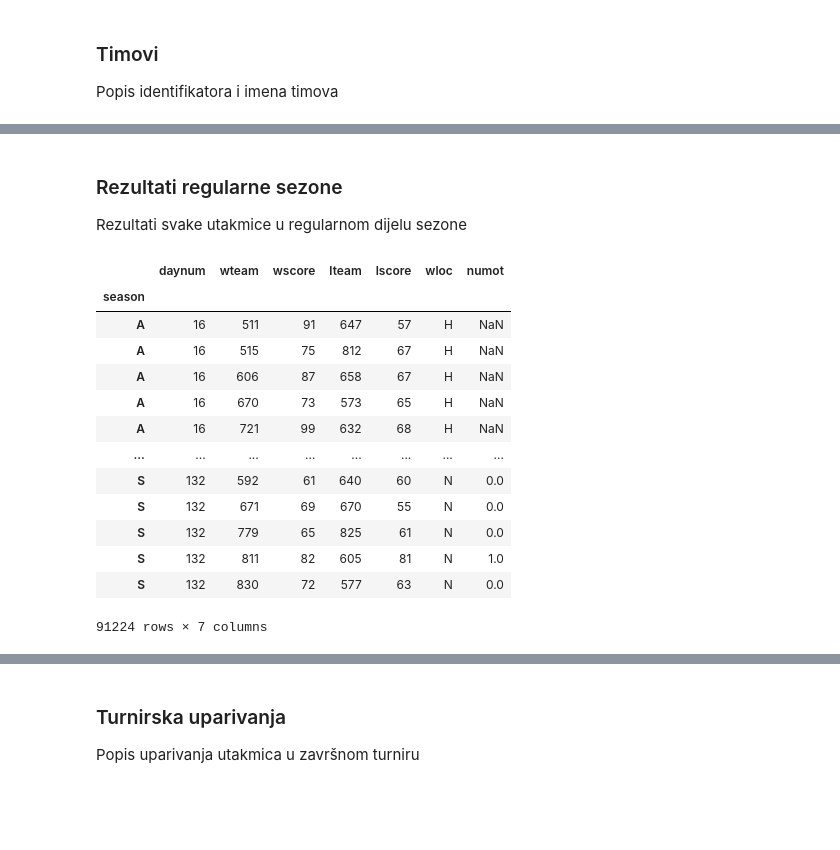
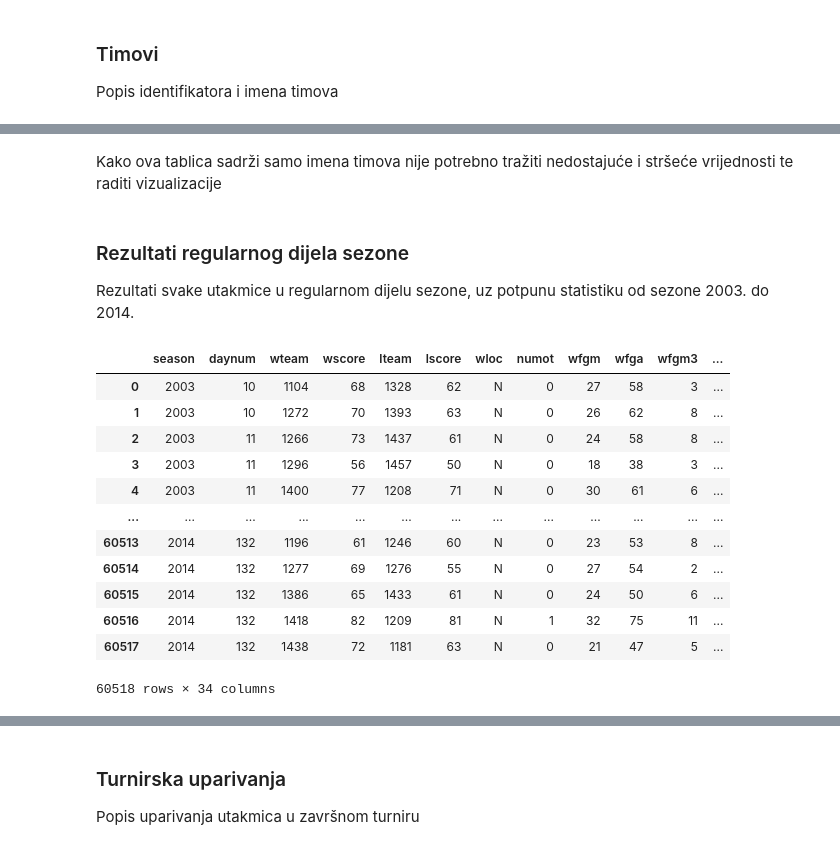
Before and after one commit to Filip11711/UZOP_Projekt, a Jupyter notebook: Projekt.ipynb, the cells around one changed output, grey strips where cells are left out. Drawn from its saved outputs; the diff is of its cells as text; code cells hidden in the pictures; blank space fills up the shorter version.

Commit message:
Update table views

```diff
--- a/Projekt.ipynb
+++ b/Projekt.ipynb
@@ -12,13 +12,14 @@ import seaborn as sns
 # %% [markdown]
 ## Učitavanje podataka
 # %%
-rsr = pd.read_csv("data/regular_season_results.csv",index_col = 0)
-ss = pd.read_csv("data/sample_submission.csv",index_col = 0)
-s = pd.read_csv("data/seasons.csv",index_col = 0)
-t = pd.read_csv("data/teams.csv",index_col = 0)
-tr = pd.read_csv("data/tourney_results.csv",index_col = 0)
-tse = pd.read_csv("data/tourney_seeds.csv",index_col = 0)
-tsl = pd.read_csv("data/tourney_slots.csv",index_col = 0)
+rscr = pd.read_csv("data/regular_season_compact_results.csv")
+rsdr = pd.read_csv("data/regular_season_detailed_results.csv")
+s = pd.read_csv("data/seasons.csv")
+t = pd.read_csv("data/teams.csv")
+tcr = pd.read_csv("data/tourney_compact_results.csv")
+tdr = pd.read_csv("data/tourney_detailed_results.csv")
+tse = pd.read_csv("data/tourney_seeds.csv")
+tsl = pd.read_csv("data/tourney_slots.csv")
 # %% [markdown]
 ## Prikaz i analiza podataka
 # %% [markdown]
@@ -108,22 +192,23 @@ t.describe(include='all')
+# %% [markdown]
+Kako ova tablica sadrži samo imena timova nije potrebno tražiti nedostajuće i stršeće vrijednosti te raditi vizualizacije
 # %% [markdown]
-### Rezultati regularne sezone
-Rezultati svake utakmice u regularnom dijelu sezone
+### Rezultati regularnog dijela sezone
+Rezultati svake utakmice u regularnom dijelu sezone, uz potpunu statistiku od sezone 2003. do 2014.
 # %%
 with pd.option_context("display.max_rows", 10, 'display.max_columns', None):
-    display(rsr)
+    display(rsdr)
 # %% [output]
-|  | daynum | wteam | wscore | lteam | lscore | wloc | numot |
-| season |  |  |  |  |  |  |  |
-| A | 16 | 511 | 91 | 647 | 57 | H | NaN |
-| A | 16 | 515 | 75 | 812 | 67 | H | NaN |
-| A | 16 | 606 | 87 | 658 | 67 | H | NaN |
-| A | 16 | 670 | 73 | 573 | 65 | H | NaN |
-| A | 16 | 721 | 99 | 632 | 68 | H | NaN |
-| ... | ... | ... | ... | ... | ... | ... | ... |
-| S | 132 | 592 | 61 | 640 | 60 | N | 0.0 |
-| S | 132 | 671 | 69 | 670 | 55 | N | 0.0 |
-| S | 132 | 779 | 65 | 825 | 61 | N | 0.0 |
-| S | 132 | 811 | 82 | 605 | 81 | N | 1.0 |
-| S | 132 | 830 | 72 | 577 | 63 | N | 0.0 |
+|  | season | daynum | wteam | wscore | lteam | lscore | wloc | numot | wfgm | wfga | wfgm3 | ... |
+| 0 | 2003 | 10 | 1104 | 68 | 1328 | 62 | N | 0 | 27 | 58 | 3 | ... |
+| 1 | 2003 | 10 | 1272 | 70 | 1393 | 63 | N | 0 | 26 | 62 | 8 | ... |
+| 2 | 2003 | 11 | 1266 | 73 | 1437 | 61 | N | 0 | 24 | 58 | 8 | ... |
+| 3 | 2003 | 11 | 1296 | 56 | 1457 | 50 | N | 0 | 18 | 38 | 3 | ... |
+| 4 | 2003 | 11 | 1400 | 77 | 1208 | 71 | N | 0 | 30 | 61 | 6 | ... |
+| ... | ... | ... | ... | ... | ... | ... | ... | ... | ... | ... | ... | ... |
+| 60513 | 2014 | 132 | 1196 | 61 | 1246 | 60 | N | 0 | 23 | 53 | 8 | ... |
+| 60514 | 2014 | 132 | 1277 | 69 | 1276 | 55 | N | 0 | 27 | 54 | 2 | ... |
+| 60515 | 2014 | 132 | 1386 | 65 | 1433 | 61 | N | 0 | 24 | 50 | 6 | ... |
+| 60516 | 2014 | 132 | 1418 | 82 | 1209 | 81 | N | 1 | 32 | 75 | 11 | ... |
+| 60517 | 2014 | 132 | 1438 | 72 | 1181 | 63 | N | 0 | 21 | 47 | 5 | ... |
-91224 rows × 7 columns
+60518 rows × 34 columns
 # %% [markdown]
```
Also changed, not shown: parts of 43 cells of this notebook.
